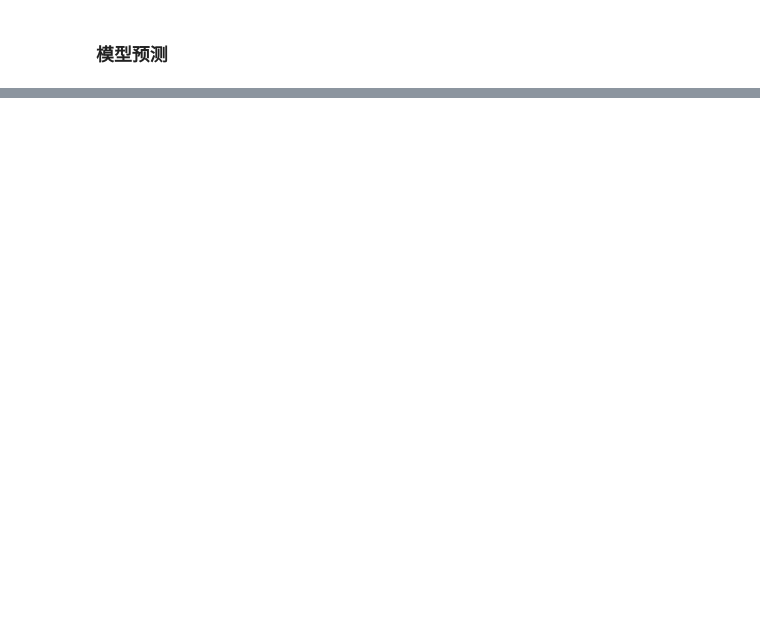
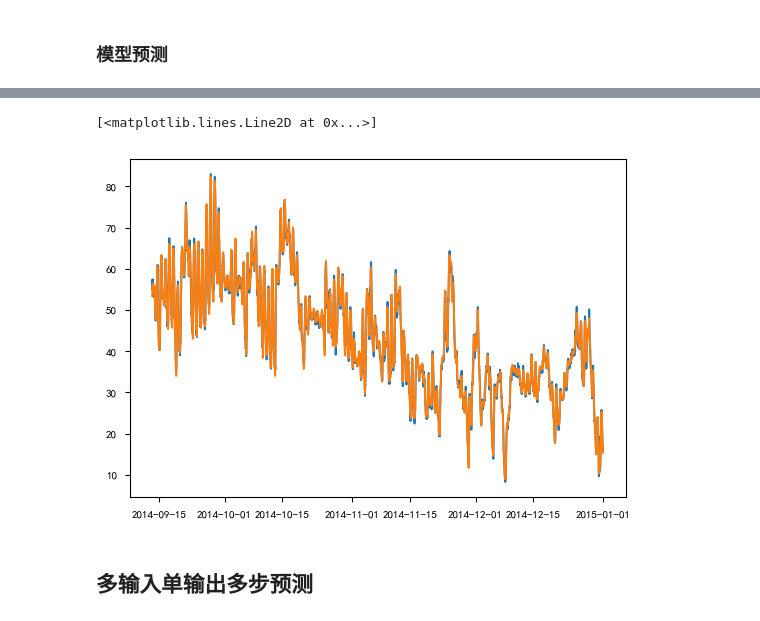
Before and after one commit to caoyuyu2021/src, a Jupyter notebook: 01.python/05.practice/02.time_series/src/02.时间序列预测.ipynb, the cells around one changed output, grey strips where cells are left out. Drawn from its saved outputs; the diff is of its cells as text; code cells hidden in the pictures; blank space fills up the shorter version.

```diff
--- a/01.python/05.practice/02.time_series/src/02.时间序列预测.ipynb
+++ b/01.python/05.practice/02.time_series/src/02.时间序列预测.ipynb
@@ -405,4 +439,2 @@ r2: 0.8708
 # %% [markdown]
 ### 模型预测
-# %%
-def predict(data, seq_len, scaler_path):
@@ -408,0 +486,4 @@ def predict(data, seq_len, scaler_path):
+# %%
+data_path = "../outputs/datasets/energy.csv"
+ts_data = pd.read_csv(data_path)
+ts_data
@@ -408,0 +504,24 @@ def predict(data, seq_len, scaler_path):
+# %%
+# 构造参数字典
+params4 = {
+    "task_args":{
+        'target': ['temp'],
+        'model_path': "../outputs/best_models/XGBoost/xgboost.pkl",
+        'scaler_path': '../outputs/scalers/XGBoost',
+        'time_col': 'time',
+    },
+    "feature_args": {
+        'x_true': ts_data,
+        "date_type": ['day', 'hour', 'week'],
+        "seq_len": 6,
+        "window_type": ["min", "mean", "max"],
+        "freq": 'h',
+    },
+    "model_args": {
+        'n_estimators': 100,
+        'max_depth': 50,
+        'learning_rate': 0.01,
+        'random_state': 0,
+    },
+}
+y_pred = predict(**params4)
@@ -408,0 +544,8 @@ def predict(data, seq_len, scaler_path):
+# %%
+plt.plot(y_pred['time'].values[-2630:], y_pred['temp'].values[-2630:])
+plt.plot(y_pred['time'].values[-2630:], ts_data['temp'].values.astype('float32')[-2630:])
+# %% [output]
+[<matplotlib.lines.Line2D at 0x...>]
+[figure, added]
+# %% [markdown]
+## 多输入单输出多步预测
```
Also changed, not shown: parts of 10 cells of this notebook, 6 other files.
